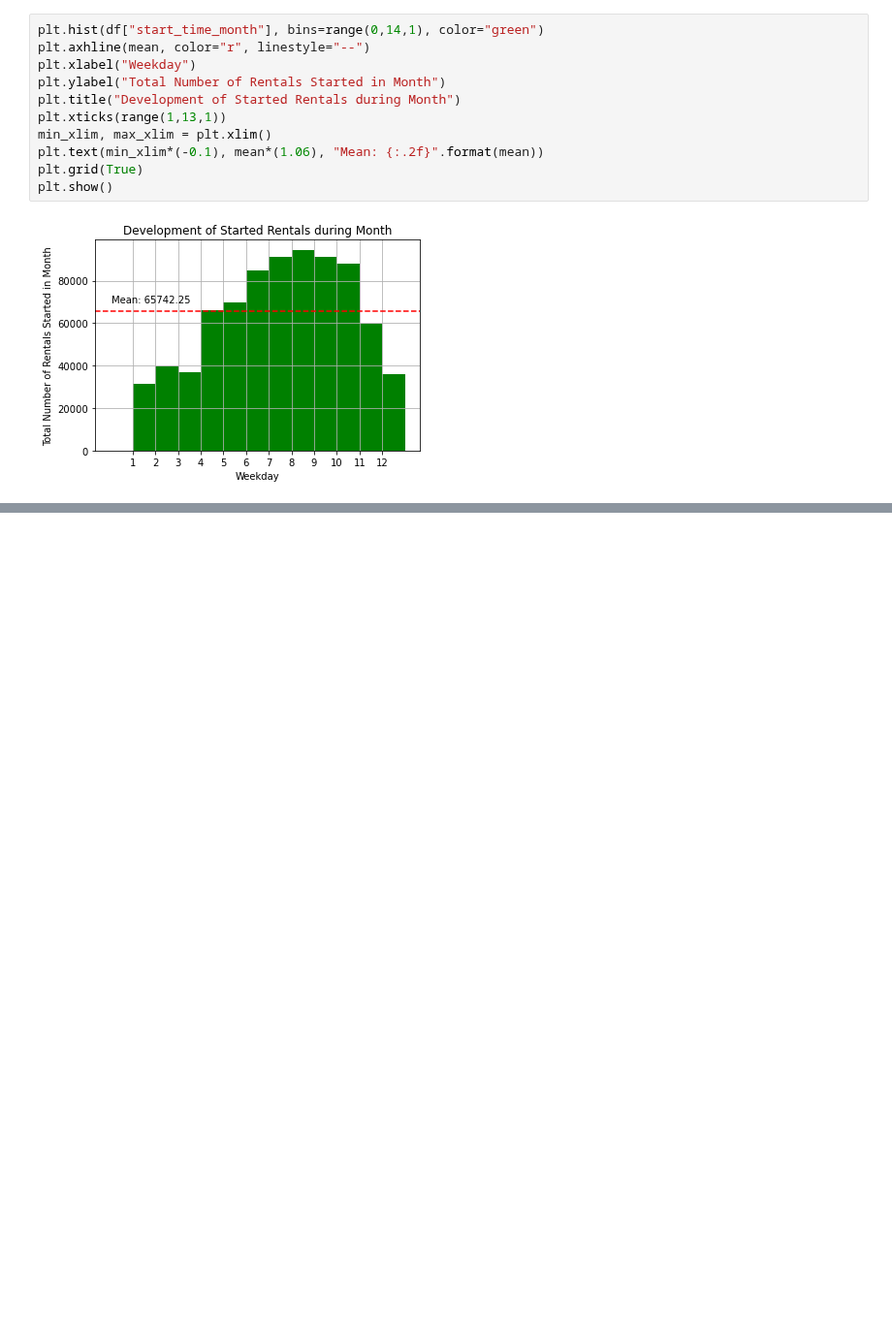
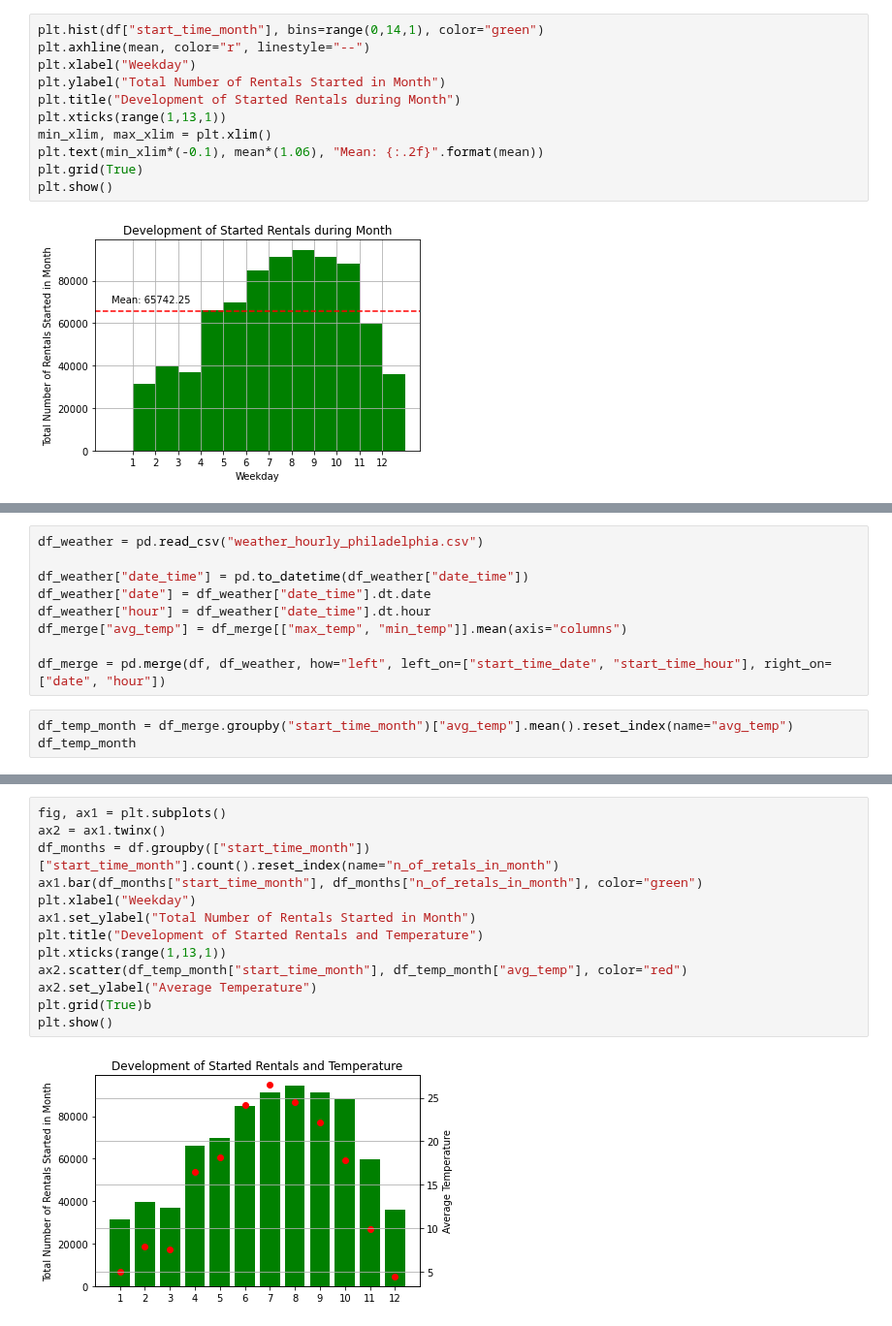
Before and after one commit to yassinehammou27/intentionally_blank, a Jupyter notebook: Results.ipynb, the cells around one changed output, grey strips where cells are left out. Shown at 97% size. Cells and saved outputs as stored; diff of their text form; blank space fills up the shorter version.

Commit message:
add development of temperature

```diff
--- a/Results.ipynb
+++ b/Results.ipynb
@@ -285,0 +279,12 @@ True
+# %%
+df_weather = pd.read_csv("weather_hourly_philadelphia.csv")
+
+df_weather["date_time"] = pd.to_datetime(df_weather["date_time"])
+df_weather["date"] = df_weather["date_time"].dt.date
+df_weather["hour"] = df_weather["date_time"].dt.hour
+df_merge["avg_temp"] = df_merge[["max_temp", "min_temp"]].mean(axis="columns")
+
+df_merge = pd.merge(df, df_weather, how="left", left_on=["start_time_date", "start_time_hour"], right_on=["date", "hour"])
+# %%
+df_temp_month = df_merge.groupby("start_time_month")["avg_temp"].mean().reset_index(name="avg_temp")
+df_temp_month
@@ -285,0 +305,15 @@ True
+# %%
+fig, ax1 = plt.subplots()
+ax2 = ax1.twinx()
+df_months = df.groupby(["start_time_month"])["start_time_month"].count().reset_index(name="n_of_retals_in_month")
+ax1.bar(df_months["start_time_month"], df_months["n_of_retals_in_month"], color="green")
+plt.xlabel("Weekday")
+ax1.set_ylabel("Total Number of Rentals Started in Month")
+plt.title("Development of Started Rentals and Temperature")
+plt.xticks(range(1,13,1))
+ax2.scatter(df_temp_month["start_time_month"], df_temp_month["avg_temp"], color="red")
+ax2.set_ylabel("Average Temperature")
+plt.grid(True)b
+plt.show()
+# %% [output]
+[figure, added]
```
Also changed, not shown: parts of 5 cells of this notebook.
